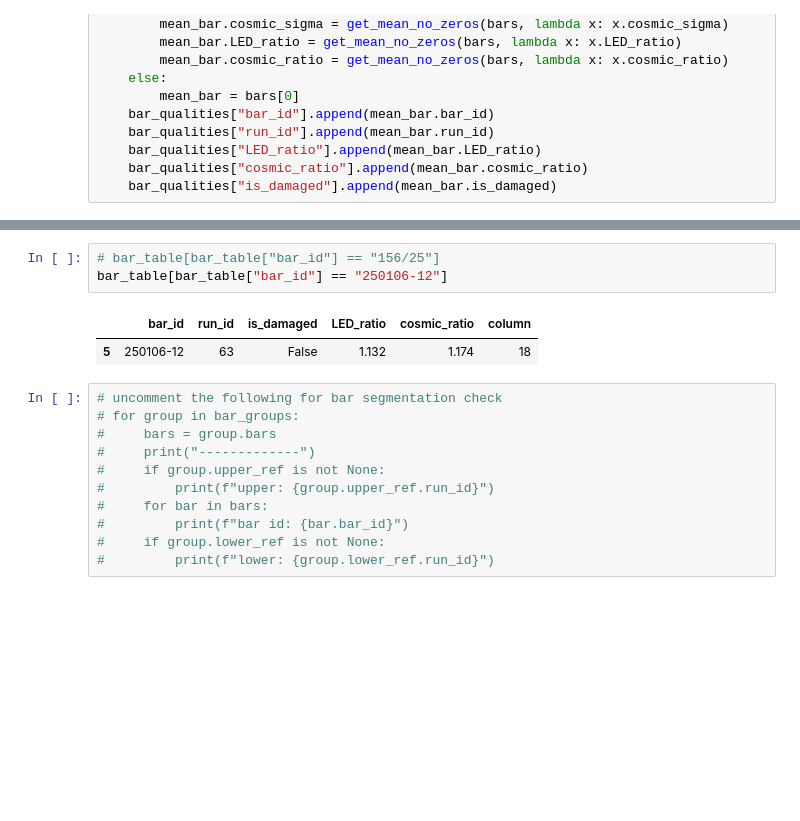
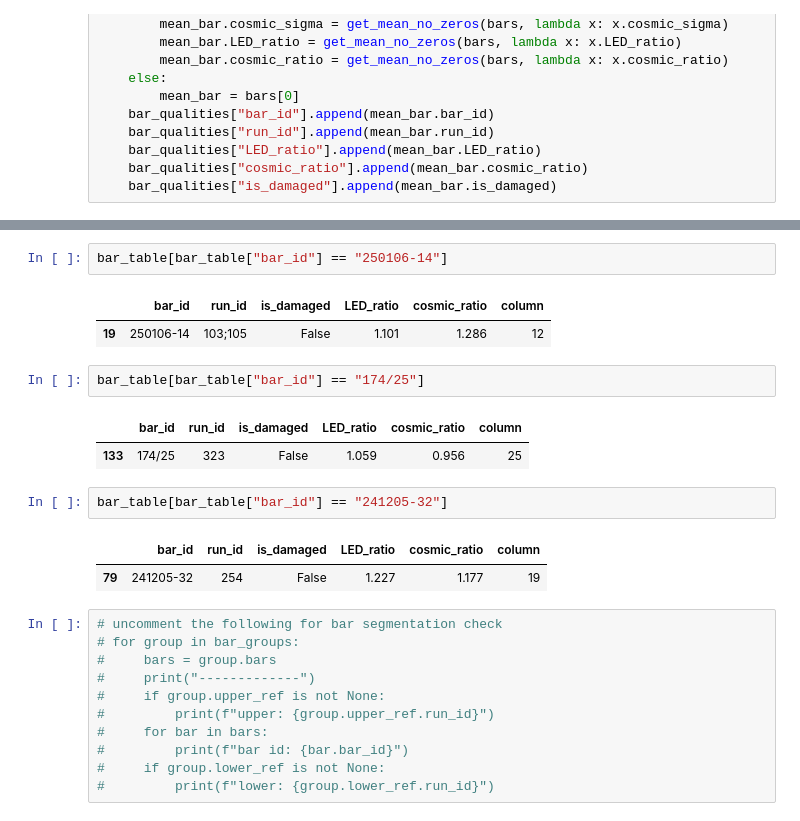
Before and after one commit to YanzhaoW/r3b_jupyter, a Jupyter notebook: neuland/BarTesting25/bar_testing.ipynb, the cells around one changed output, grey strips where cells are left out. Saved outputs shown, nothing was run; the diff lists cells and outputs as text; blank space fills up the shorter version.

```diff
--- a/neuland/BarTesting25/bar_testing.ipynb
+++ b/neuland/BarTesting25/bar_testing.ipynb
@@ -271,9 +264,18 @@ sns.histplot(
 # %%
-# bar_table[bar_table["bar_id"] == "156/25"]
-bar_table[bar_table["bar_id"] == "250106-12"]
+bar_table[bar_table["bar_id"] == "250106-14"]
 # %% [output]
 |  | bar_id | run_id | is_damaged | LED_ratio | cosmic_ratio | column |
-| 5 | 250106-12 | 63 | False | 1.132 | 1.174 | 18 |
+| 19 | 250106-14 | 103;105 | False | 1.101 | 1.286 | 12 |
+# %%
+bar_table[bar_table["bar_id"] == "174/25"]
+# %% [output]
+|  | bar_id | run_id | is_damaged | LED_ratio | cosmic_ratio | column |
+| 133 | 174/25 | 323 | False | 1.059 | 0.956 | 25 |
+# %%
+bar_table[bar_table["bar_id"] == "241205-32"]
+# %% [output]
+|  | bar_id | run_id | is_damaged | LED_ratio | cosmic_ratio | column |
+| 79 | 241205-32 | 254 | False | 1.227 | 1.177 | 19 |
 # %%
 # uncomment the following for bar segmentation check
 # for group in bar_groups:
```
Also changed, not shown: parts of 3 cells of this notebook.
